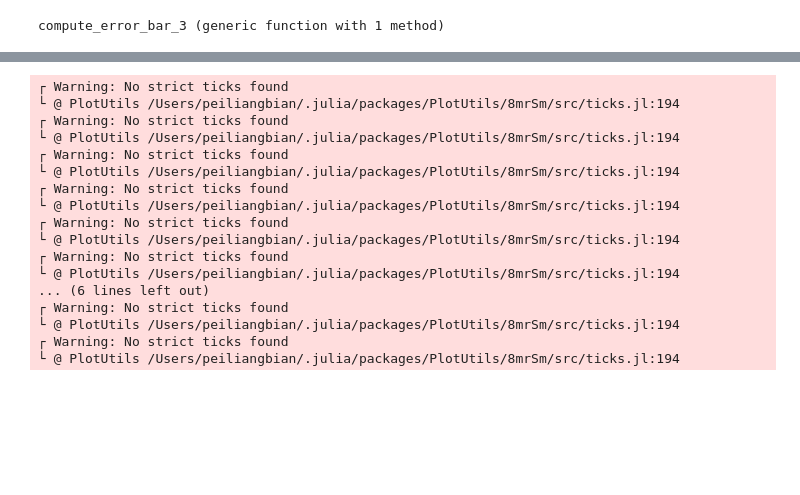
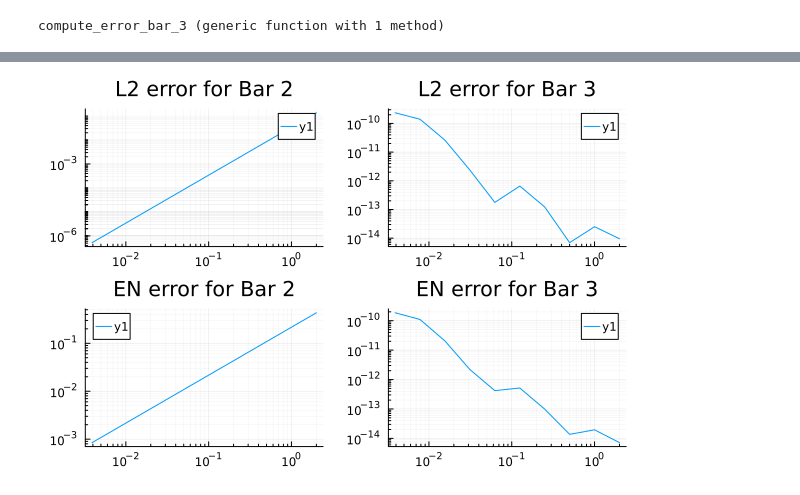
Before and after one commit to bplcn/FiniteElementMethodProgramming, a Jupyter notebook: Truss1D.ipynb, the cells around one changed output, grey strips where cells are left out. Drawn from its saved outputs; the diff is of its cells as text; code cells hidden in the pictures; blank space fills up the shorter version.

```diff
--- a/Truss1D.ipynb
+++ b/Truss1D.ipynb
@@ -2388,29 +2384,18 @@ AssertionError: AssertionError: 𝐮_3[(BarModel_3.DOFDict[nnode])[1]] ≈ u_exa
 # %%
 p_2_L2 = plot(xscale=:log10, yscale=:log10, minorgrid=true)
 plot!(p_2_L2, h_Vec, error_L2_2_Vec)
+title!(p_2_L2, "L2 error for Bar 2")
 p_2_en = plot(xscale=:log10, yscale=:log10, minorgrid=true)
 plot!(p_2_en, h_Vec, error_en_2_Vec)
+title!(p_2_en, "EN error for Bar 2")
+
 p_3_L2 = plot(xscale=:log10, yscale=:log10, minorgrid=true)
 plot!(p_3_L2, h_Vec, error_L2_3_Vec)
+title!(p_3_L2, "L2 error for Bar 3")
 p_3_en = plot(xscale=:log10, yscale=:log10, minorgrid=true)
 plot!(p_3_en, h_Vec, error_en_3_Vec)
+title!(p_3_en, "EN error for Bar 3")
 
 plot(p_2_L2 , p_3_L2, p_2_en, p_3_en, layout=(2,2))
 # %% [output]
-┌ Warning: No strict ticks found
-└ @ PlotUtils /Users/peiliangbian/.julia/packages/PlotUtils/8mrSm/src/ticks.jl:194
-┌ Warning: No strict ticks found
-└ @ PlotUtils /Users/peiliangbian/.julia/packages/PlotUtils/8mrSm/src/ticks.jl:194
-┌ Warning: No strict ticks found
-└ @ PlotUtils /Users/peiliangbian/.julia/packages/PlotUtils/8mrSm/src/ticks.jl:194
-┌ Warning: No strict ticks found
-└ @ PlotUtils /Users/peiliangbian/.julia/packages/PlotUtils/8mrSm/src/ticks.jl:194
-┌ Warning: No strict ticks found
-└ @ PlotUtils /Users/peiliangbian/.julia/packages/PlotUtils/8mrSm/src/ticks.jl:194
-┌ Warning: No strict ticks found
-└ @ PlotUtils /Users/peiliangbian/.julia/packages/PlotUtils/8mrSm/src/ticks.jl:194
-... (6 lines left out)
-┌ Warning: No strict ticks found
-└ @ PlotUtils /Users/peiliangbian/.julia/packages/PlotUtils/8mrSm/src/ticks.jl:194
-┌ Warning: No strict ticks found
-└ @ PlotUtils /Users/peiliangbian/.julia/packages/PlotUtils/8mrSm/src/ticks.jl:194
+[figure, added]
```
Also changed, not shown: parts of 6 cells of this notebook, 9 other files.
